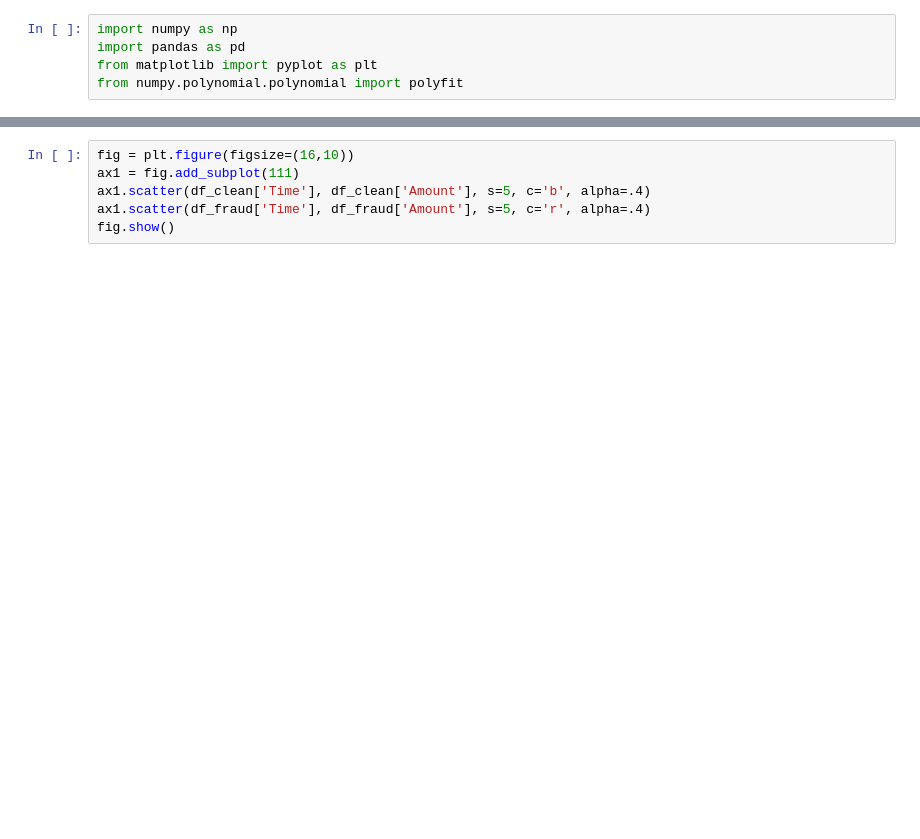
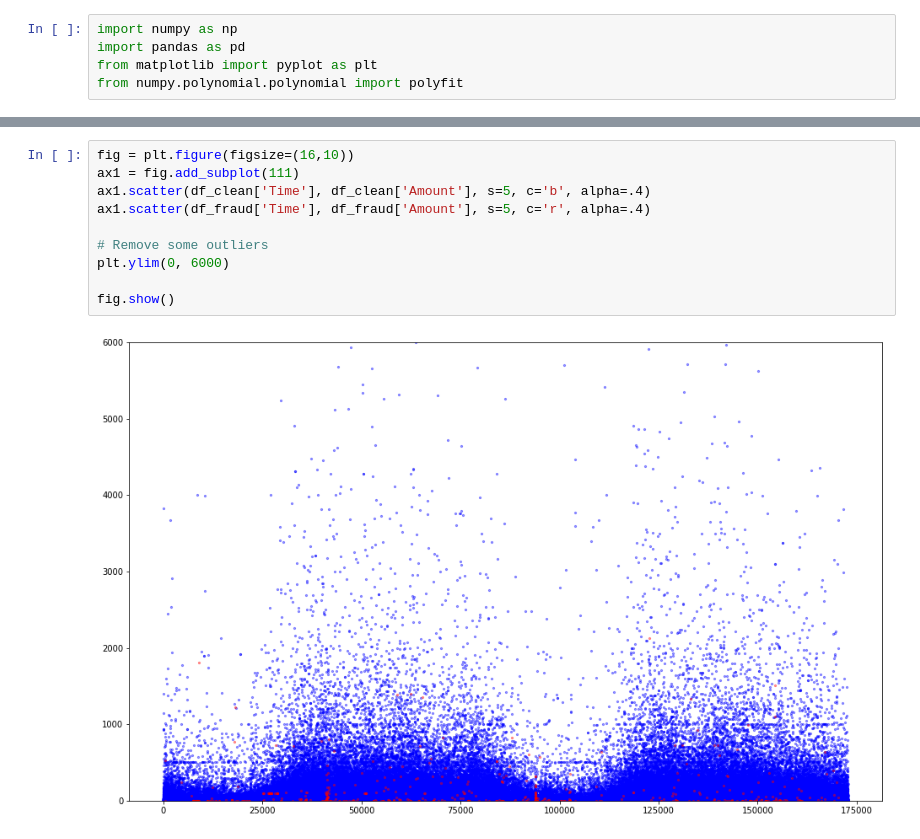
Before and after one commit to RobvanGastel/credit-card-fraud-detection, a Jupyter notebook: notebooks/Exploratory.ipynb, the cells around one changed output, grey strips where cells are left out. Saved outputs shown, nothing was run; the diff lists cells and outputs as text; blank space fills up the shorter version.

```diff
--- a/notebooks/Exploratory.ipynb
+++ b/notebooks/Exploratory.ipynb
@@ -22,9 +104,15 @@ for row in zip(df.columns, df_clean.mean(), df_fraud.mean()):
 # %%
 fig = plt.figure(figsize=(16,10))
 ax1 = fig.add_subplot(111)
 ax1.scatter(df_clean['Time'], df_clean['Amount'], s=5, c='b', alpha=.4)
 ax1.scatter(df_fraud['Time'], df_fraud['Amount'], s=5, c='r', alpha=.4)
+
+# Remove some outliers
+plt.ylim(0, 6000)
+
 fig.show()
+# %% [output]
+[figure, added]
 # %%
 x_col, y_col = 'V10', 'V2'
 
```
Also changed, not shown: parts of 7 cells of this notebook, 1 other file.
